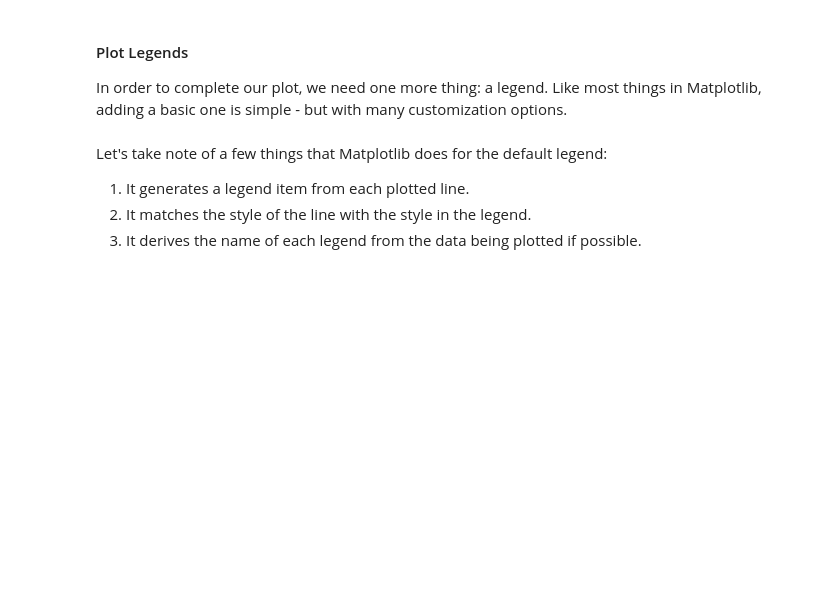
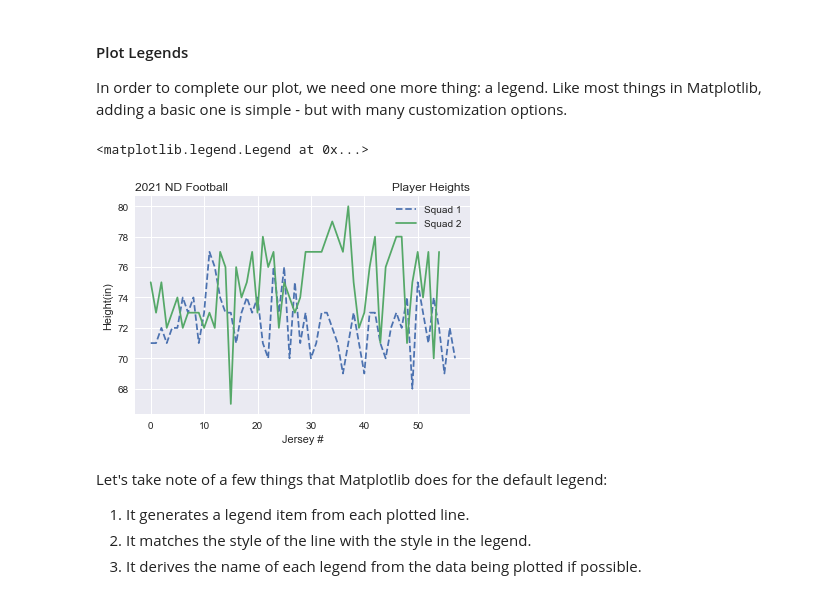
Before and after one commit to ssomanch/ITAO30210_Fall_2021, a Jupyter notebook: Lecture_19_Matplotlib_Nov_02.ipynb, the cells around one changed output. Saved outputs shown, nothing was run; the diff lists cells and outputs as text; code cells hidden in the pictures; blank space fills up the shorter version.

```diff
--- a/Lecture_19_Matplotlib_Nov_02.ipynb
+++ b/Lecture_19_Matplotlib_Nov_02.ipynb
@@ -344,20 +481,23 @@ Like most things in Matplotlib, adding a basic one is simple - but with many cus
 # %%
 figure, axes = plt.subplots()
 
 # We set the labels for each line.
 axes.plot(np.arange(0,58), nd_football_roster['Height'][:58],
-          linestyle='--', label='Squad A')
+          linestyle='--', label='Squad 1')
 axes.plot(np.arange(0,55), nd_football_roster['Height'][58:],
-          label='Squad B')
+          label='Squad 2')
 
 axes.set_title(label='2021 ND Football', loc='left')
 axes.set_title(label='Player Heights', loc='right')
 
 axes.set_ylabel('Height(in)')
 axes.set_xlabel('Jersey #')
 
 # Initialize the plot legend
 axes.legend()
+# %% [output]
+<matplotlib.legend.Legend at 0x...>
+[figure, added]
 # %% [markdown]
 Let's take note of a few things that Matplotlib does for the default legend:
 1. It generates a legend item from each plotted line.
```
Also changed, not shown: parts of 41 cells of this notebook.
